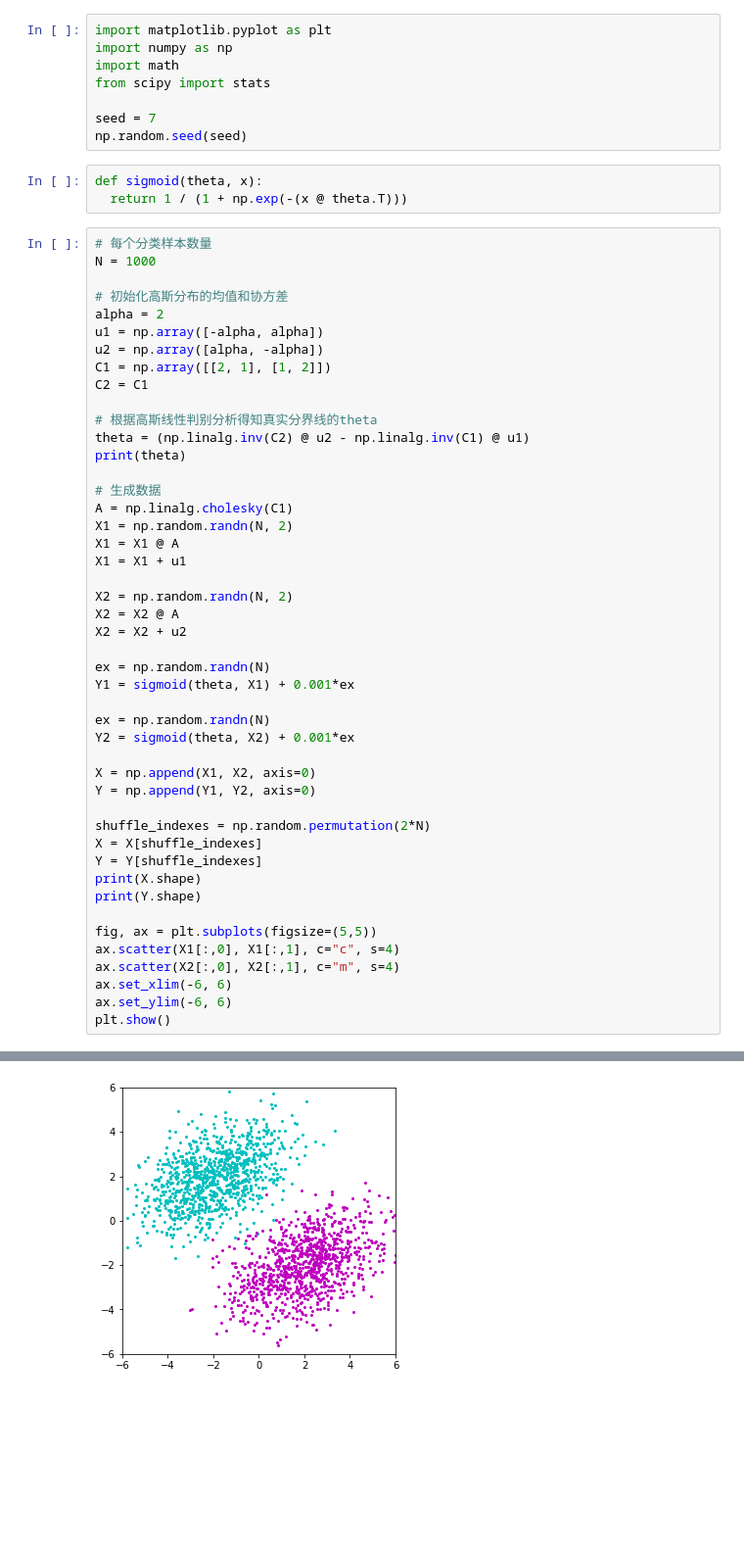
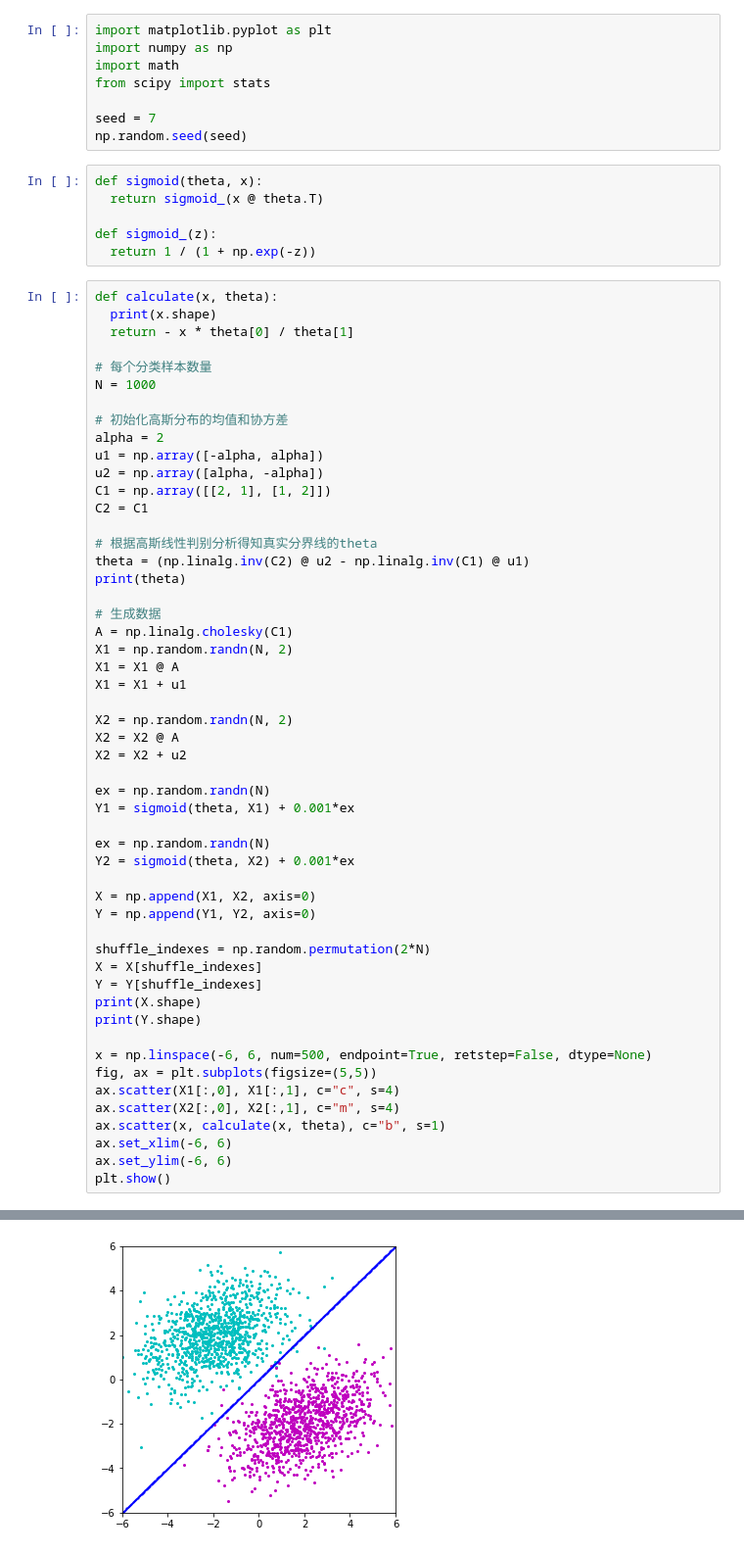
Before and after one commit to WHU-Peter/COMP6247-Reinforcement-and-Online-Learning, a Jupyter notebook: Assignment1_2.ipynb, the cells around one changed output, grey strips where cells are left out. Shown at 98% size. Drawn from its saved outputs; the diff is of its cells as text; blank space fills up the shorter version.

```diff
--- a/Assignment1_2.ipynb
+++ b/Assignment1_2.ipynb
@@ -10,8 +10,15 @@ seed = 7
 np.random.seed(seed)
 # %%
 def sigmoid(theta, x):
-  return 1 / (1 + np.exp(-(x @ theta.T)))
+  return sigmoid_(x @ theta.T)
+
+def sigmoid_(z):
+  return 1 / (1 + np.exp(-z))
 # %%
+def calculate(x, theta):
+  print(x.shape)
+  return - x * theta[0] / theta[1]
+
 # 每个分类样本数量
 N = 1000
 
@@ -51,9 +58,11 @@ Y = Y[shuffle_indexes]
 print(X.shape)
 print(Y.shape)
 
+x = np.linspace(-6, 6, num=500, endpoint=True, retstep=False, dtype=None)
 fig, ax = plt.subplots(figsize=(5,5))
 ax.scatter(X1[:,0], X1[:,1], c="c", s=4)
 ax.scatter(X2[:,0], X2[:,1], c="m", s=4)
+ax.scatter(x, calculate(x, theta), c="b", s=1)
 ax.set_xlim(-6, 6)
 ax.set_ylim(-6, 6)
 plt.show()
@@ -64,4 +74,4 @@ plt.show()
-[figure, old version]
+[figure, new version]
 # %%
 def extendedKalmanFilter(x, y, Q, R, th_n1_n1, P_n1_n1):
 
```
Also changed, not shown: parts of 4 cells of this notebook.
